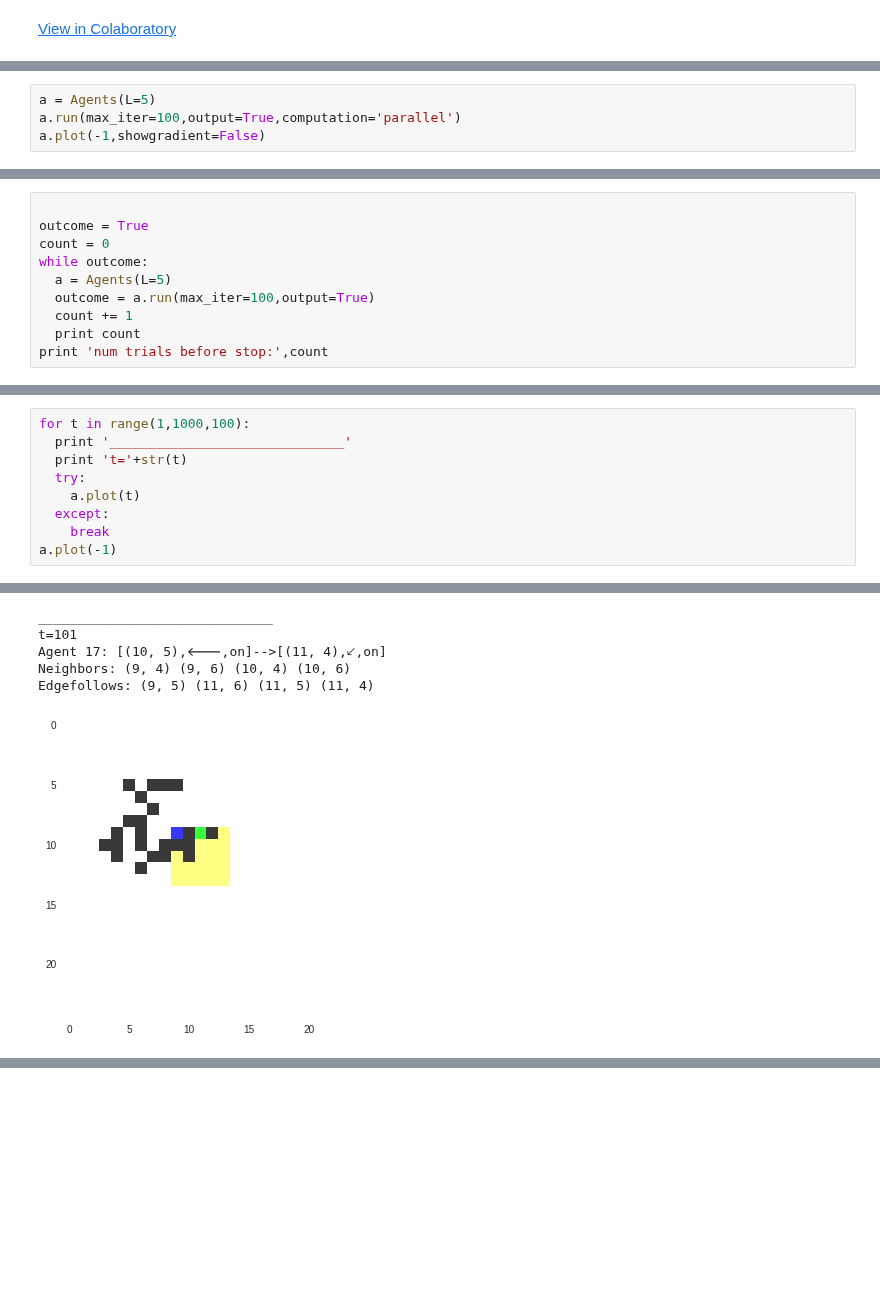
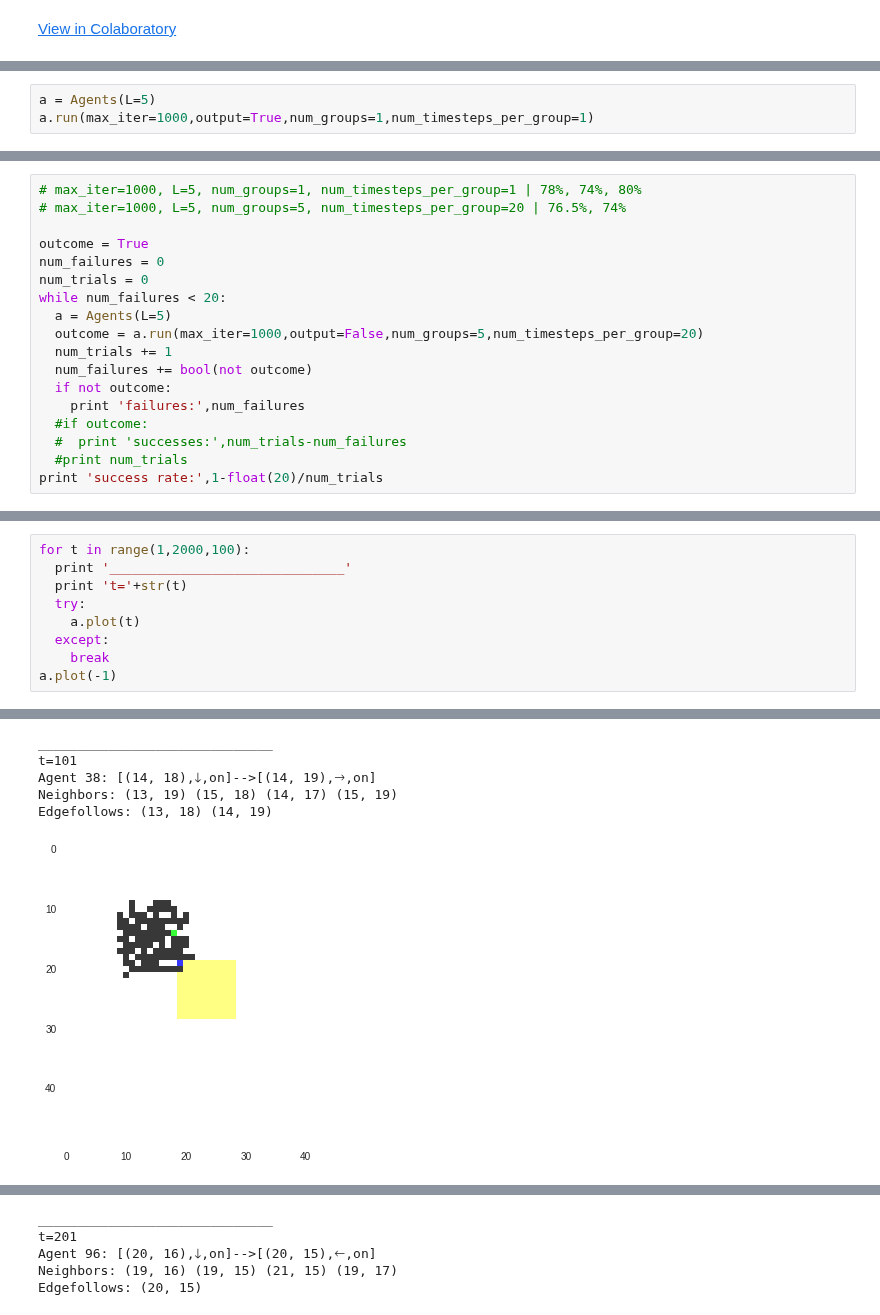
Before and after one commit to jpskycak/research_notebooks, a Jupyter notebook: programmable_self_assembly.ipynb, the cells around one changed output, grey strips where cells are left out. Saved outputs shown, nothing was run; the diff lists cells and outputs as text; blank space fills up the shorter version.

```diff
--- a/programmable_self_assembly.ipynb
+++ b/programmable_self_assembly.ipynb
@@ -458,8 +406,7 @@ class Agents:
         return False
 # %%
 a = Agents(L=5)
-a.run(max_iter=100,output=True,computation='parallel')
-a.plot(-1,showgradient=False)
+a.run(max_iter=1000,output=True,num_groups=1,num_timesteps_per_group=1)
 # %% [output]
 running...
        ...0%
@@ -498,10 +421,0 @@ a.logstr
-# %%
-
-outcome = True
-count = 0
-while outcome:
-  a = Agents(L=5)
-  outcome = a.run(max_iter=100,output=True)
-  count += 1
-  print count
-print 'num trials before stop:',count
@@ -512,0 +422,18 @@ KeyboardInterrupt: ignored
+# %%
+# max_iter=1000, L=5, num_groups=1, num_timesteps_per_group=1 | 78%, 74%, 80%
+# max_iter=1000, L=5, num_groups=5, num_timesteps_per_group=20 | 76.5%, 74%
+
+outcome = True
+num_failures = 0
+num_trials = 0
+while num_failures < 20:
+  a = Agents(L=5)
+  outcome = a.run(max_iter=1000,output=False,num_groups=5,num_timesteps_per_group=20)
+  num_trials += 1
+  num_failures += bool(not outcome)
+  if not outcome:
+    print 'failures:',num_failures
+  #if outcome:
+  #  print 'successes:',num_trials-num_failures
+  #print num_trials
+print 'success rate:',1-float(20)/num_trials
@@ -513,5 +465,5 @@ KeyboardInterrupt: ignored
 # %%
-for t in range(1,1000,100):
+for t in range(1,2000,100):
   print '______________________________'
   print 't='+str(t)
   try:
@@ -530,6 +482,6 @@ Edgefollows: (4, 8) (4, 9) (4, 7)
 ______________________________
 t=101
-Agent 17: [(10, 5),🡐,on]-->[(11, 4),🡗,on]
-Neighbors: (9, 4) (9, 6) (10, 4) (10, 6)
-Edgefollows: (9, 5) (11, 6) (11, 5) (11, 4)
+Agent 38: [(14, 18),🡓,on]-->[(14, 19),🡒,on]
+Neighbors: (13, 19) (15, 18) (14, 17) (15, 19)
+Edgefollows: (13, 18) (14, 19)
-[figure, old version]
+[figure, new version]
@@ -536,0 +489,5 @@ Edgefollows: (9, 5) (11, 6) (11, 5) (11, 4)
+______________________________
+t=201
+Agent 96: [(20, 16),🡓,on]-->[(20, 15),🡐,on]
+Neighbors: (19, 16) (19, 15) (21, 15) (19, 17)
+Edgefollows: (20, 15)
```
Also changed, not shown: parts of 9 cells of this notebook.
